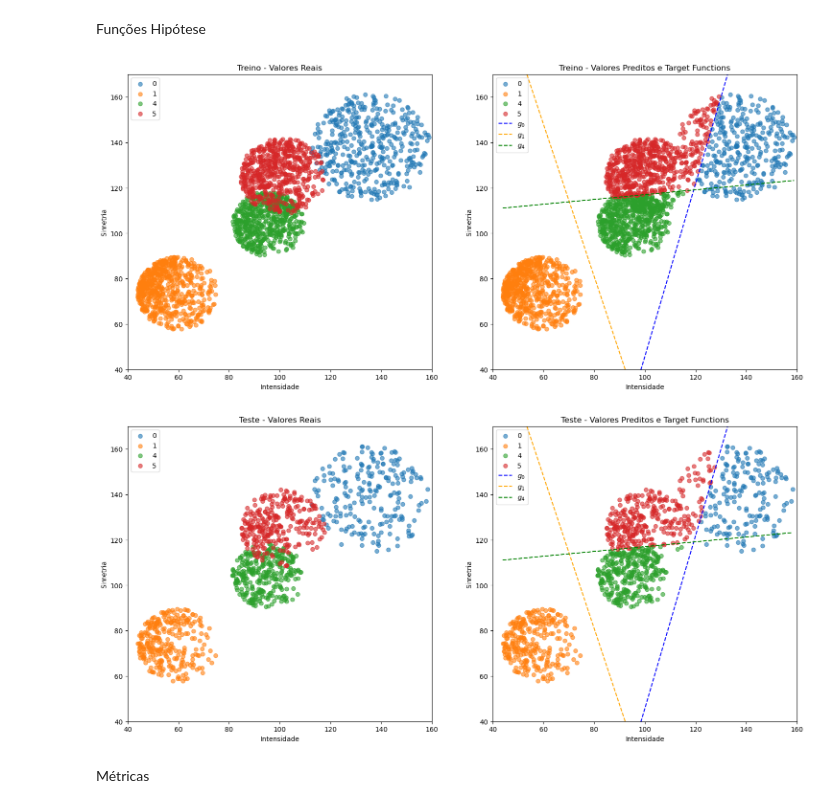
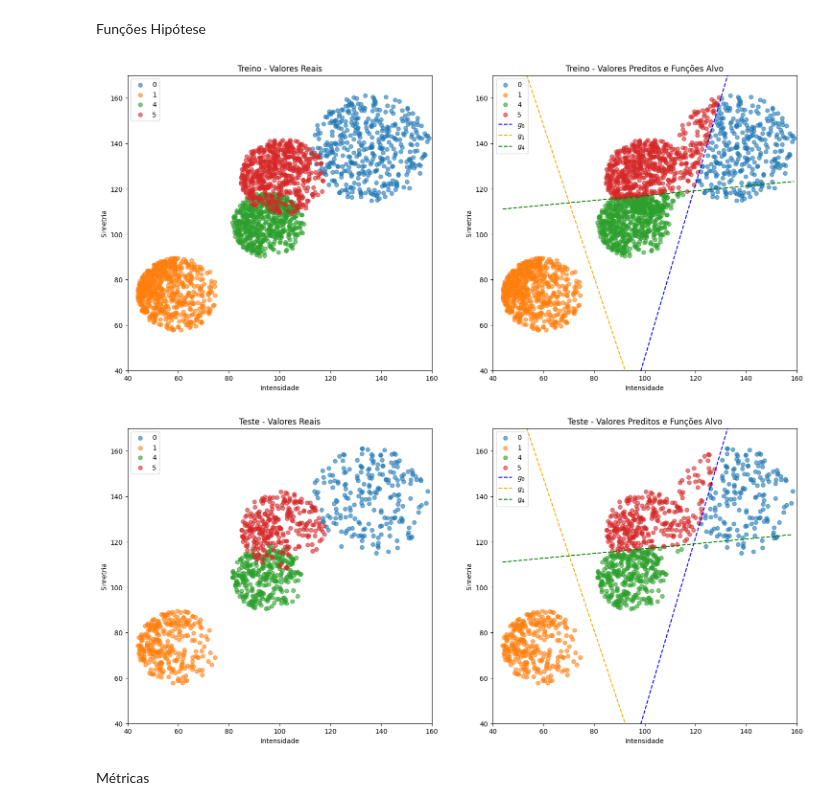
Before and after one commit to adriel1ft/reconhecimento_padroes, a Jupyter notebook: parte_3.ipynb, the cells around one changed output. Saved outputs shown, nothing was run; the diff lists cells and outputs as text; code cells hidden in the pictures.

```diff
--- a/parte_3.ipynb
+++ b/parte_3.ipynb
@@ -116,7 +116,7 @@ class PocketPla():
 
             plt.xlabel('Intensidade')
             plt.ylabel('Simetria')
-            plt.title(f'Fronteira de Decisão - Pocket PLA para o dígito {digi}')
+            plt.title(f'Função Alvo - Pocket PLA para o dígito {digi}')
             plt.legend()
             plt.xlim(min(X[:, 0]) - 1, max(X[:, 0]) + 1)
             plt.ylim(0, 200)
@@ -402,7 +402,7 @@ class LRClassifier():
 
             plt.xlabel('Intensidade')
             plt.ylabel('Simetria')
-            plt.title(f'Fronteira de Decisão - Pocket PLA para o dígito {digi}')
+            plt.title(f'Função Alvo - Regressão Linear para o dígito {digi}')
             plt.legend()
             plt.xlim(min(X[:, 0]) - 1, max(X[:, 0]) + 1)
             plt.ylim(0, 200)
@@ -478,36 +478,36 @@ def plotar_comparacao_LRC(resultados, X, y_real, y_pred, title):
     colors = itertools.cycle(['blue', 'orange', 'green'])
 
     for label in np.unique(y_real):
         ax[0].scatter(X[y_real == label][:, 0], X[y_real == label][:, 1], label=f'{label}', alpha=0.6)
     ax[0].set_title(f'{title} - Valores Reais')
     ax[0].set_xlabel('Intensidade')
     ax[0].set_ylabel('Simetria')
     ax[0].legend()
     ax[0].set_xlim(40, 160)
     ax[0].set_ylim(40, 170)
 
     for label in np.unique(y_pred):
         ax[1].scatter(X[y_pred == label][:, 0], X[y_pred == label][:, 1], label=f'{label}', alpha=0.6)
     for digito, res in resultados.items():
         modelo = res['modelo']
         color = next(colors)
         modelo.plot_g(X, np.where(y_pred == digito, 1, -1), digito,color=color, plot=False)
-    ax[1].set_title(f'{title} - Valores Preditos e Target Functions')
+    ax[1].set_title(f'{title} - Valores Preditos e Funções Alvo')
     ax[1].set_xlabel('Intensidade')
     ax[1].set_ylabel('Simetria')
     ax[1].legend()
     ax[1].set_xlim(40, 160)
     ax[1].set_ylim(40, 170)
 
     plt.show()
 
 
 plotar_comparacao_LRC(resultados_LRC, X_train, y_train_initial, predictions_LRC_train, 'Treino')
 
 plotar_comparacao_LRC(resultados_LRC, X_test, y_test_initial, predictions_LRC_test, 'Teste')
 # %% [output]
-[figure, old version]
+[figure, new version]
-[figure, old version]
+[figure, new version]
 # %% [markdown]
 Métricas
 # %%
```
Also changed, not shown: parts of 16 cells of this notebook, 11 other files.
